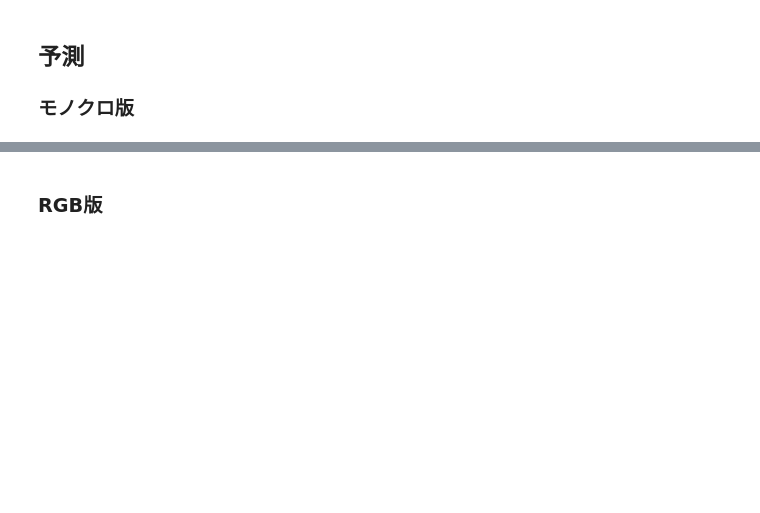
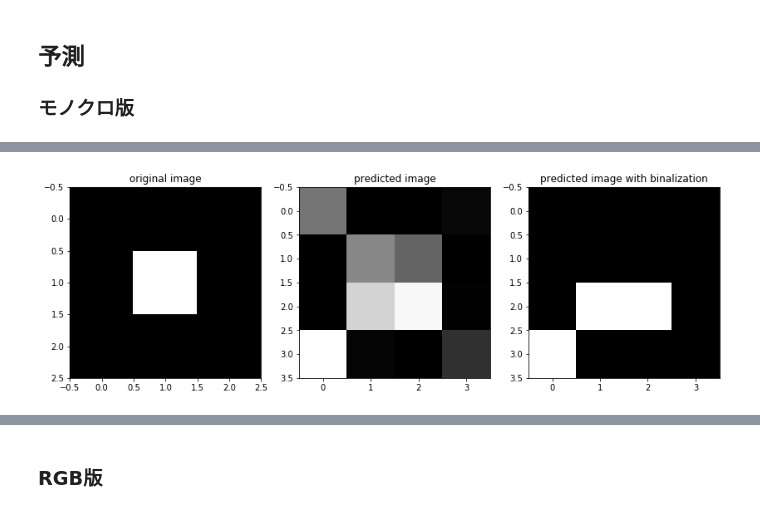
Before and after one commit to mositori/Bayesian-SuperResolution, a Jupyter notebook: ex1/autoencoder_example.ipynb, the cells around one changed output, grey strips where cells are left out. Saved outputs shown, nothing was run; the diff lists cells and outputs as text; code cells hidden in the pictures; blank space fills up the shorter version.

```diff
--- a/ex1/autoencoder_example.ipynb
+++ b/ex1/autoencoder_example.ipynb
@@ -272,0 +286,6 @@ for i in range(3):
+# %%
+test_img = np.array([[1,1,1,1,0,1,1,1,1]])
+threshold = 0.5
+autoencoder.predict(test_img, threshold)
+# %% [output]
+[figure, added]
```
Also changed, not shown: parts of 27 cells of this notebook, 28 other files.
